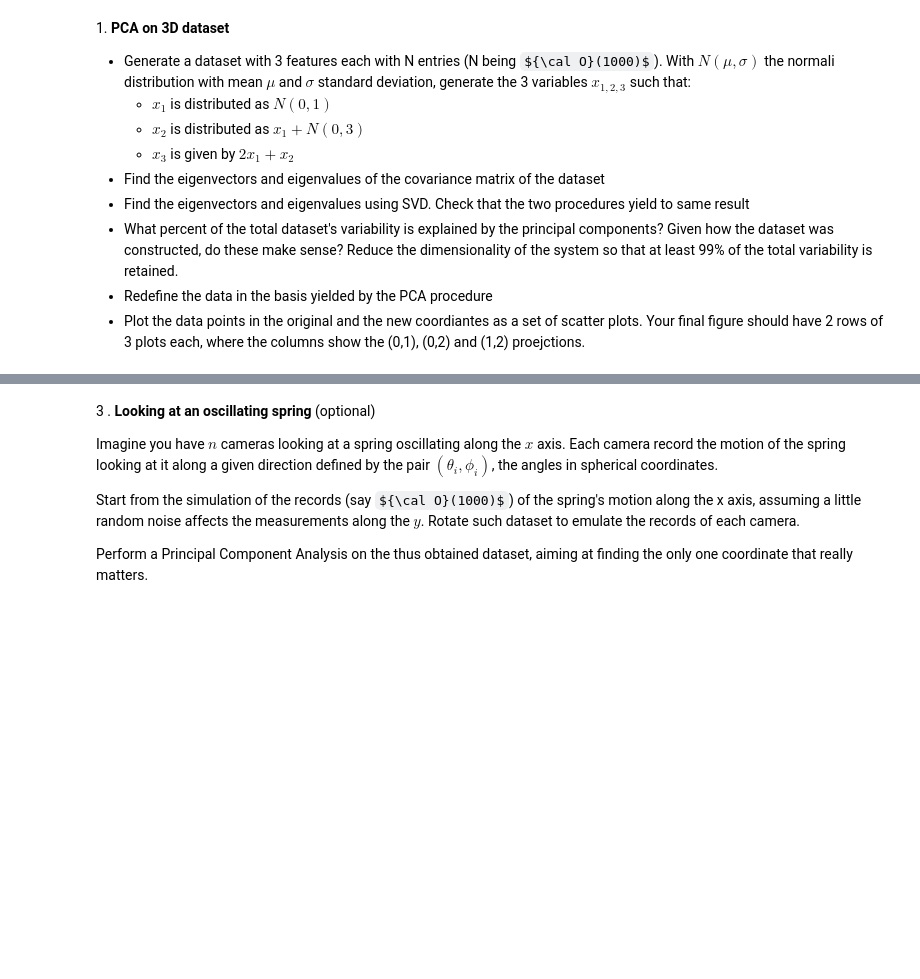
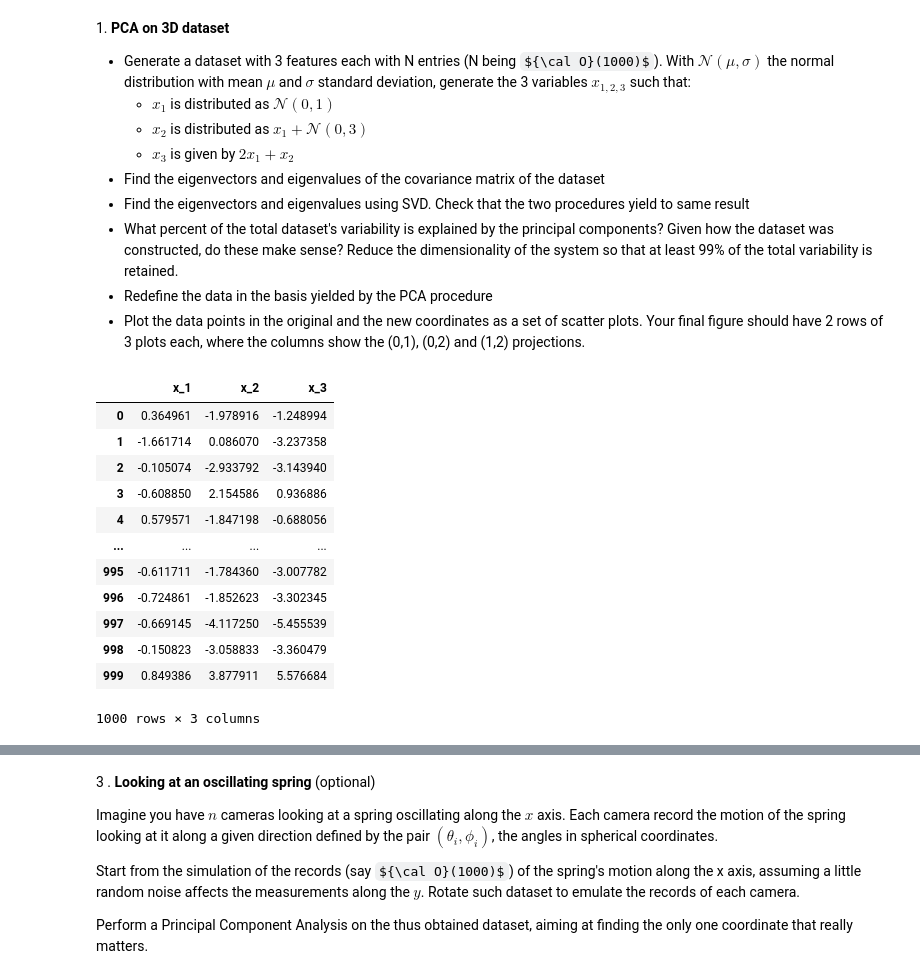
Before and after one commit to gulbord/LaboratoryOfComputationalPhysics_Y5, a Jupyter notebook: 08ex_LinearAlgebra.ipynb, the cells around one changed output, grey strips where cells are left out. Cells and saved outputs as stored; diff of their text form; code cells hidden in the pictures; some formulas as TeX source; blank space fills up the shorter version.

```diff
--- a/08ex_LinearAlgebra.ipynb
+++ b/08ex_LinearAlgebra.ipynb
@@ -1,12 +9,35 @@
 # %% [markdown]
 1\. **PCA on 3D dataset**
 
-* Generate a dataset with 3 features each with N entries (N being ${\cal O}(1000)$). With $N(\mu,\sigma)$ the normali distribution with mean $\mu$ and $\sigma$  standard deviation, generate the 3 variables $x_{1,2,3}$ such that:
-    * $x_1$ is distributed as $N(0,1)$
-    * $x_2$ is distributed as $x_1+N(0,3)$
+* Generate a dataset with 3 features each with N entries (N being ${\cal O}(1000)$). With $\mathcal{N}(\mu,\sigma)$ the normal distribution with mean $\mu$ and $\sigma$  standard deviation, generate the 3 variables $x_{1,2,3}$ such that:
+    * $x_1$ is distributed as $\mathcal{N}(0, 1)$
+    * $x_2$ is distributed as $x_1 + \mathcal{N}(0, 3)$
     * $x_3$ is given by $2x_1+x_2$
 * Find the eigenvectors and eigenvalues of the covariance matrix of the dataset
 * Find the eigenvectors and eigenvalues using SVD. Check that the two procedures yield to same result
 * What percent of the total dataset's variability is explained by the principal components? Given how the dataset was constructed, do these make sense? Reduce the dimensionality of the system so that at least 99% of the total variability is retained.
 * Redefine the data in the basis yielded by the PCA procedure
-* Plot the data points in the original and the new coordiantes as a set of scatter plots. Your final figure should have 2 rows of 3 plots each, where the columns show the (0,1), (0,2) and (1,2) proejctions.
+* Plot the data points in the original and the new coordinates as a set of scatter plots. Your final figure should have 2 rows of 3 plots each, where the columns show the (0,1), (0,2) and (1,2) projections.
+# %%
+N = 1000
+
+x_1 = np.random.normal(0, 1, N)
+x_2 = x_1 + np.random.normal(0, 3, N)
+x_3 = 2 * x_1 + x_2
+
+data = pd.DataFrame({"x_1": x_1, "x_2": x_2, "x_3": x_3})
+data
+# %% [output]
+|  | x_1 | x_2 | x_3 |
+| 0 | 0.364961 | -1.978916 | -1.248994 |
+| 1 | -1.661714 | 0.086070 | -3.237358 |
+| 2 | -0.105074 | -2.933792 | -3.143940 |
+| 3 | -0.608850 | 2.154586 | 0.936886 |
+| 4 | 0.579571 | -1.847198 | -0.688056 |
+| ... | ... | ... | ... |
+| 995 | -0.611711 | -1.784360 | -3.007782 |
+| 996 | -0.724861 | -1.852623 | -3.302345 |
+| 997 | -0.669145 | -4.117250 | -5.455539 |
+| 998 | -0.150823 | -3.058833 | -3.360479 |
+| 999 | 0.849386 | 3.877911 | 5.576684 |
+1000 rows × 3 columns
```
Also changed, not shown: parts of 9 cells of this notebook, 2 other files.
